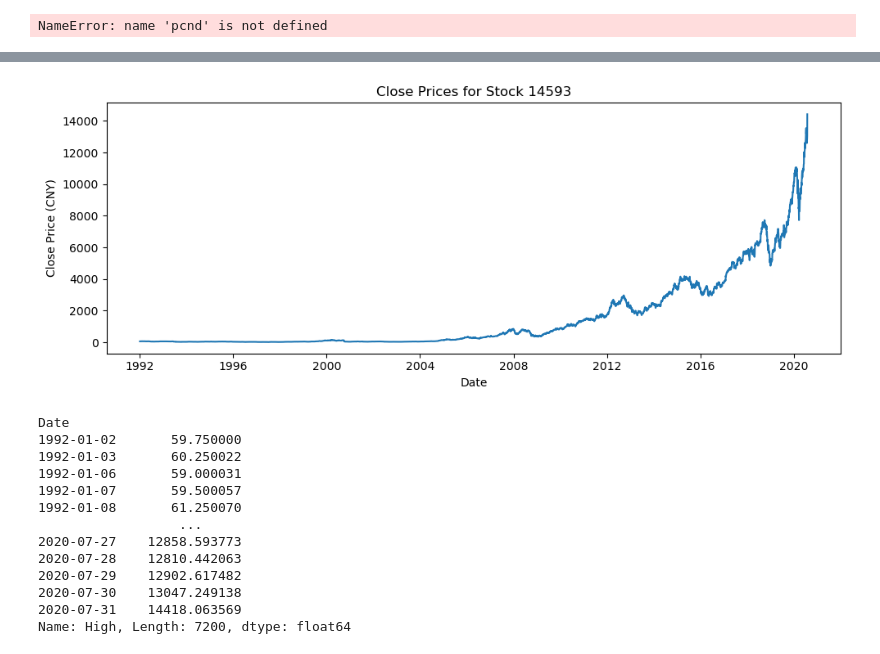
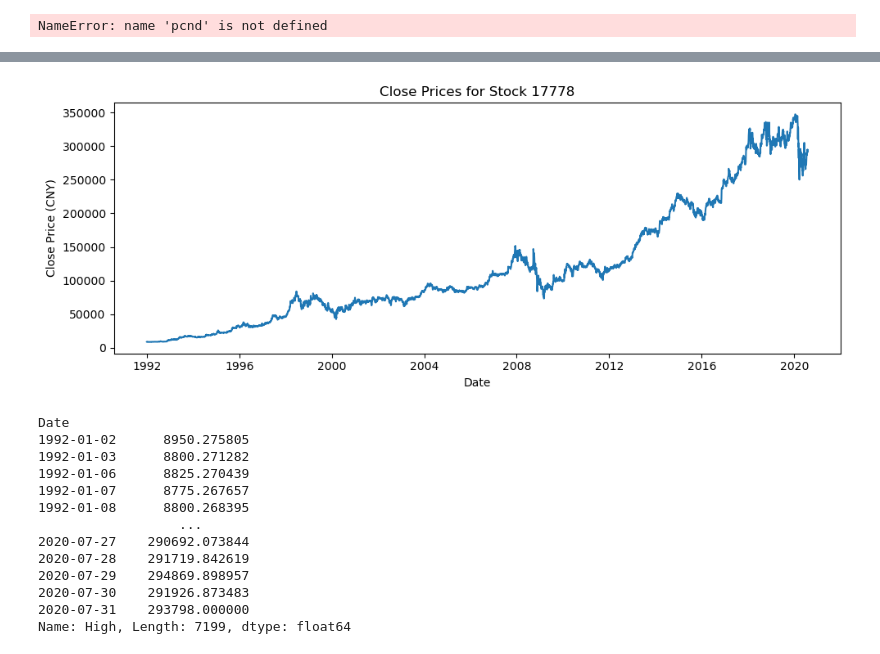
Before and after one commit to rliu4936/bob22, a Jupyter notebook: main.ipynb, the cells around one changed output, grey strips where cells are left out. Drawn from its saved outputs; the diff is of its cells as text; code cells hidden in the pictures.

```diff
--- a/main.ipynb
+++ b/main.ipynb
@@ -171,29 +171,29 @@ Name: diff, dtype: float64
 # %%
 import sys, os, pandas as pd, matplotlib.pyplot as plt
 
-stk = "14593"
+stk = "17778"
 price_series = df_cn.loc[pd.IndexSlice[:, stk], "High"].droplevel("StockID")
 
 plt.figure(figsize=(10, 4))
 plt.plot(price_series.index, price_series.values)
 plt.title(f"Close Prices for Stock {stk}")
 plt.xlabel("Date")
 plt.ylabel("Close Price (CNY)")
 plt.tight_layout()
 plt.show()
 print(price_series)
 # %% [output]
-[figure, old version]
+[figure, new version]
 Date
-1992-01-02       59.750000
-1992-01-03       60.250022
-1992-01-06       59.000031
-1992-01-07       59.500057
-1992-01-08       61.250070
+1992-01-02      8950.275805
+1992-01-03      8800.271282
+1992-01-06      8825.270439
+1992-01-07      8775.267657
+1992-01-08      8800.268395
                   ...
-2020-07-27    12858.593773
-2020-07-28    12810.442063
-2020-07-29    12902.617482
-2020-07-30    13047.249138
-2020-07-31    14418.063569
-Name: High, Length: 7200, dtype: float64
+2020-07-27    290692.073844
+2020-07-28    291719.842619
+2020-07-29    294869.898957
+2020-07-30    291926.873483
+2020-07-31    293798.000000
+Name: High, Length: 7199, dtype: float64
```
Also changed, not shown: parts of 1 cell of this notebook.
